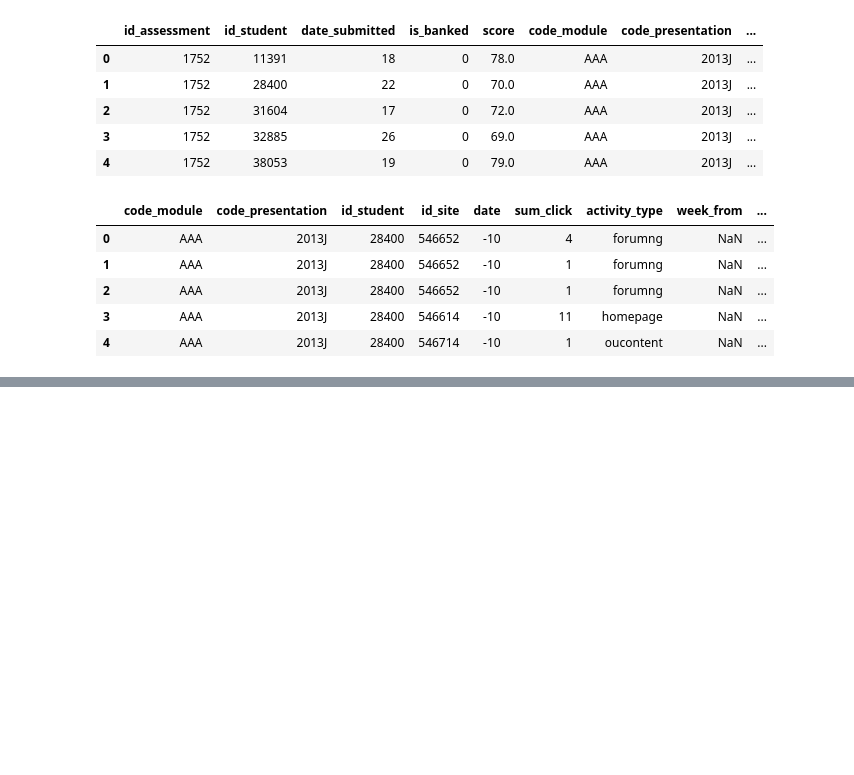
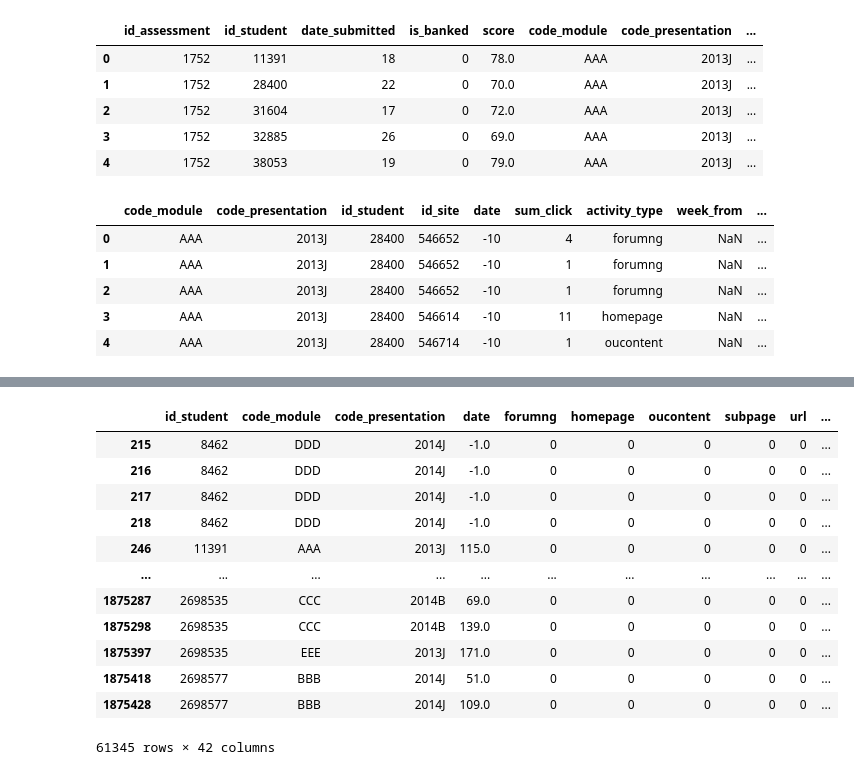
Before and after one commit to Erdos-Projects/fall-2025-risk-factors-in-online-courses, a Jupyter notebook: data_merge.ipynb, the cells around one changed output, grey strips where cells are left out. Drawn from its saved outputs; the diff is of its cells as text; code cells hidden in the pictures; blank space fills up the shorter version.

Commit message:
modified to follow streaming OULAD data format
but also has additional columns that streaming OULAD dataset omits

```diff
--- a/data_merge.ipynb
+++ b/data_merge.ipynb
@@ -381,0 +462,6 @@ Columns in df2 only: []
+# %%
+# Read in all parquet files to recreate full VLE interactions data table that is now grouped and pivoted
+dataset = ds.dataset(output_base, format="parquet")
+df_vle_agg = dataset.to_table().to_pandas()
+print(df_vle_agg.info())
+df_vle_agg.describe()
@@ -381,0 +544,28 @@ Columns in df2 only: []
+# %%
+# Merge VLE data with assessment data by matching assessment date_submitted with VLE date
+df_vle_assessment = pd.merge(
+    df_vle_agg,
+    df_assessment,
+    left_on=["id_student", "code_module", "code_presentation", "date"],
+    right_on=["id_student", "code_module", "code_presentation", "date_submitted"],
+    how="outer"  # keeps all df_vle_agg rows
+)
+# Fill NaNs in VLE activity columns with 0
+vle_cols = ["forumng", "homepage", "oucontent", "subpage", "url", "resource",
+            "dataplus", "glossary", "oucollaborate", "ouelluminate",
+            "sharedsubpage", "questionnaire", "page", "externalquiz",
+            "ouwiki", "dualpane", "repeatactivity", "folder", "htmlactivity"]
+
+for col in vle_cols:
+    if col in df_vle_assessment.columns:
+        df_vle_assessment[col] = df_vle_assessment[col].fillna(0).astype("int16")
+
+# Combine date columns into a single one
+df_vle_assessment["date"] = df_vle_assessment["date"].combine_first(df_vle_assessment["date_submitted"])
+df_vle_assessment = df_vle_assessment.drop(columns=["date_submitted"])
+
+# Optional: reset index
+df_vle_assessment.reset_index(drop=True, inplace=True)
+
+df_vle_assessment.shape
+# NB: A student that submits multiple assessments on the same day will have two rows with the same date
@@ -381,0 +574,6 @@ Columns in df2 only: []
+# %%
+# Merge df_vle_assessment, df_studentInfo dataframes
+common_columns = list(set(df_vle_assessment.columns) & set(df_studentInfo.columns)) # ['code_module', 'id_student', 'code_presentation']
+df=pd.merge(df_vle_assessment, df_studentInfo, how='left', on=common_columns)
+print(df.shape)
+df.head()
@@ -381,0 +612,17 @@ Columns in df2 only: []
+# %%
+# Search for dates where student submits an assignment but has no vle interactions
+df.loc[(df[vle_cols] == 0).all(axis=1) & df["score"].notna()]
+# %% [output]
+|  | id_student | code_module | code_presentation | date | forumng | homepage | oucontent | subpage | url | ... |
+| 215 | 8462 | DDD | 2014J | -1.0 | 0 | 0 | 0 | 0 | 0 | ... |
+| 216 | 8462 | DDD | 2014J | -1.0 | 0 | 0 | 0 | 0 | 0 | ... |
+| 217 | 8462 | DDD | 2014J | -1.0 | 0 | 0 | 0 | 0 | 0 | ... |
+| 218 | 8462 | DDD | 2014J | -1.0 | 0 | 0 | 0 | 0 | 0 | ... |
+| 246 | 11391 | AAA | 2013J | 115.0 | 0 | 0 | 0 | 0 | 0 | ... |
+| ... | ... | ... | ... | ... | ... | ... | ... | ... | ... | ... |
+| 1875287 | 2698535 | CCC | 2014B | 69.0 | 0 | 0 | 0 | 0 | 0 | ... |
+| 1875298 | 2698535 | CCC | 2014B | 139.0 | 0 | 0 | 0 | 0 | 0 | ... |
+| 1875397 | 2698535 | EEE | 2013J | 171.0 | 0 | 0 | 0 | 0 | 0 | ... |
+| 1875418 | 2698577 | BBB | 2014J | 51.0 | 0 | 0 | 0 | 0 | 0 | ... |
+| 1875428 | 2698577 | BBB | 2014J | 109.0 | 0 | 0 | 0 | 0 | 0 | ... |
+61345 rows × 42 columns
```
Also changed, not shown: parts of 27 cells of this notebook.
